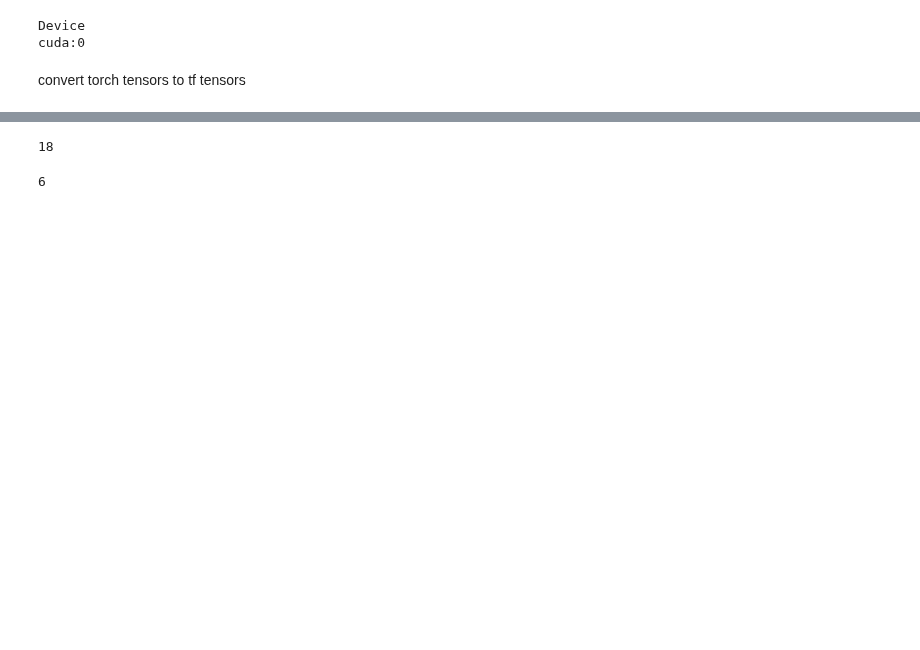
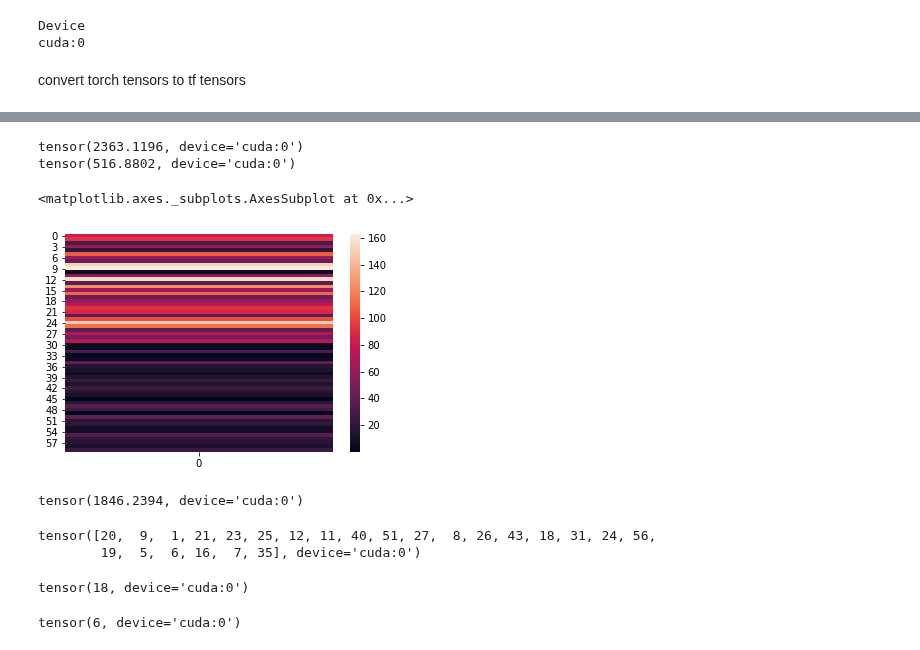
Before and after one commit to beelze-b/Differentiable-Sparse-Subset-Selection, a Jupyter notebook: notebooks/12_TryingOutConcrete_VAE.ipynb, the cells around one changed output, grey strips where cells are left out. Cells and saved outputs as stored; diff of their text form; code cells hidden in the pictures; blank space fills up the shorter version.

```diff
--- a/notebooks/12_TryingOutConcrete_VAE.ipynb
+++ b/notebooks/12_TryingOutConcrete_VAE.ipynb
@@ -146,0 +217,13 @@ ind = selector.get_support(indices=True)
+# %%
+print(subset_indices_post_burnin[:D].sum())
+print(subset_indices_post_burnin[(D):].sum())
+sns.heatmap(subset_indices_post_burnin.clone().detach().cpu().numpy()[:, np.newaxis])
+# %% [output]
+tensor(2363.1196, device='cuda:0')
+tensor(516.8802, device='cuda:0')
+<matplotlib.axes._subplots.AxesSubplot at 0x...>
+[figure, added]
+# %%
+subset_indices_post_burnin[:(D)].sum() - subset_indices_post_burnin[(D):].sum()
+# %% [output]
+tensor(1846.2394, device='cuda:0')
@@ -147,8 +234,14 @@ ind = selector.get_support(indices=True)
+# %%
+top_ind = torch.argsort(w, descending = True)[:vae_gumbel_truncated.k]
+top_ind
+# %% [output]
+tensor([20,  9,  1, 21, 23, 25, 12, 11, 40, 51, 27,  8, 26, 43, 18, 31, 24, 56,
+        19,  5,  6, 16,  7, 35], device='cuda:0')
 # %%
-sum(ind < 30)
+sum(top_ind < 30)
 # %% [output]
-18
+tensor(18, device='cuda:0')
 # %%
-sum(ind >= 30)
+sum(top_ind >= 30)
 # %% [output]
-6
+tensor(6, device='cuda:0')
```
Also changed, not shown: parts of 25 cells of this notebook.
